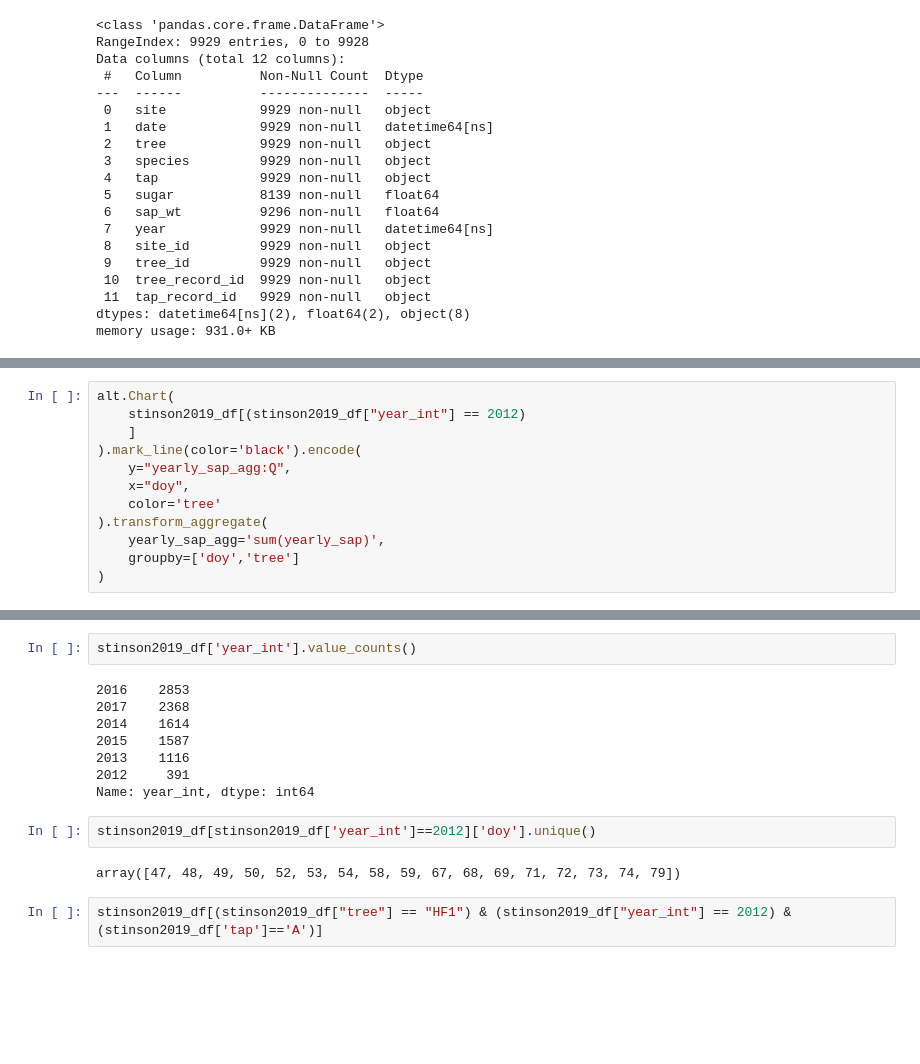
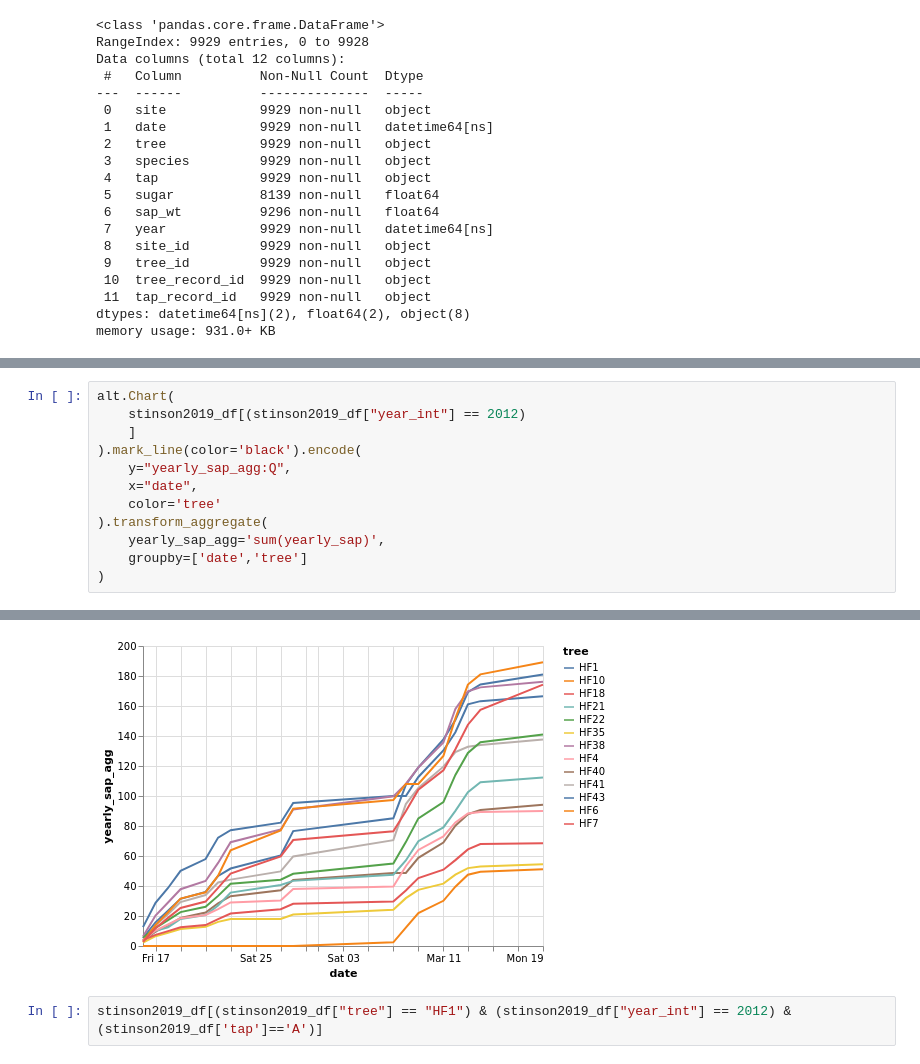
Before and after one commit to spentelow/sapflow, a Jupyter notebook: analysis.ipynb, the cells around one changed output, grey strips where cells are left out. Drawn from its saved outputs; the diff is of its cells as text; blank space fills up the shorter version.

Commit message:
Add weather data and prelim plot of air temp, cumulative sap flow

```diff
--- a/analysis.ipynb
+++ b/analysis.ipynb
@@ -136,10 +130,10 @@ alt.Chart(
     ]
 ).mark_line(color='black').encode(
     y="yearly_sap_agg:Q",
-    x="doy",
+    x="date",
     color='tree'
 ).transform_aggregate(
     yearly_sap_agg='sum(yearly_sap)',
-    groupby=['doy','tree']
+    groupby=['date','tree']
 )
 # %% [output]
@@ -147,17 +140,4 @@ alt.Chart(
+[figure, added]
-# %%
-stinson2019_df['year_int'].value_counts()
-# %% [output]
-2016    2853
-2017    2368
-2014    1614
-2015    1587
-2013    1116
-2012     391
-Name: year_int, dtype: int64
-# %%
-stinson2019_df[stinson2019_df['year_int']==2012]['doy'].unique()
-# %% [output]
-array([47, 48, 49, 50, 52, 53, 54, 58, 59, 67, 68, 69, 71, 72, 73, 74, 79])
 # %%
 stinson2019_df[(stinson2019_df["tree"] == "HF1") & (stinson2019_df["year_int"] == 2012) & (stinson2019_df['tap']=='A')]
 # %% [output]
```
Also changed, not shown: parts of 11 cells of this notebook.
